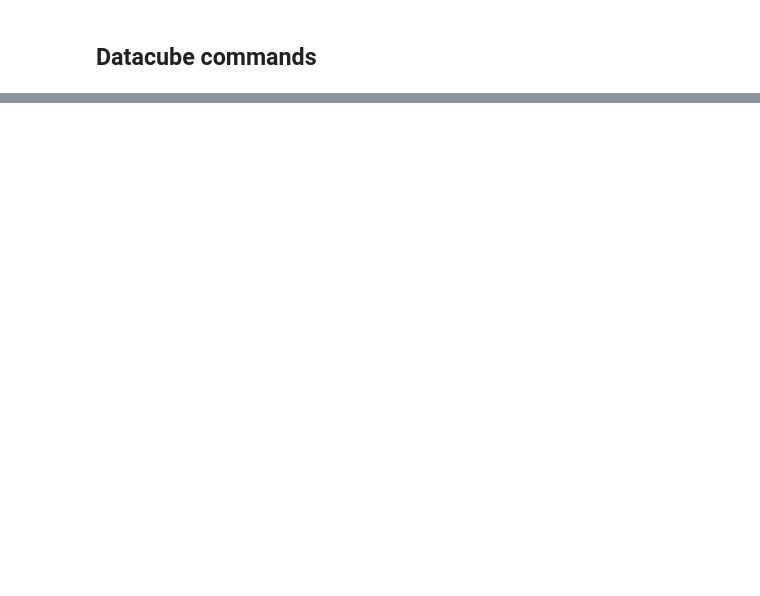
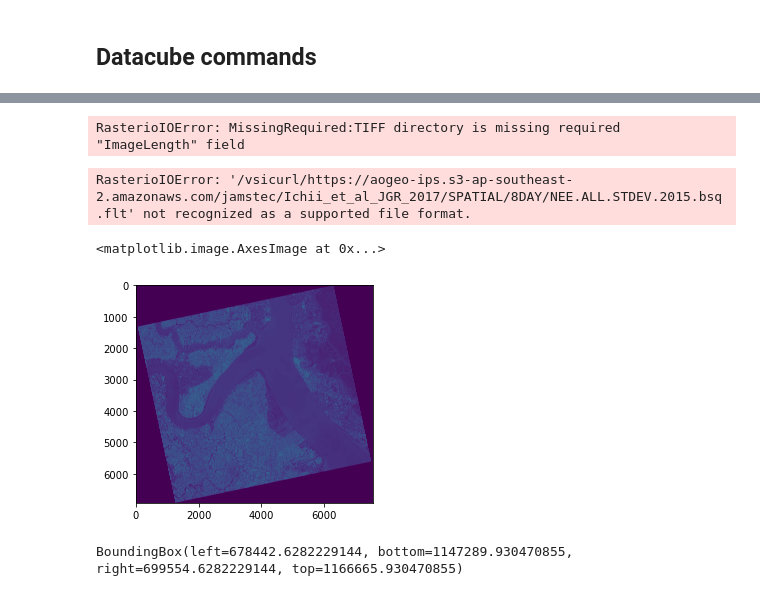
Before and after one commit to aogeodh/aogeodh-odc-demo, a Jupyter notebook: aogeodh-demo-indexing-data.ipynb, the cells around one changed output, grey strips where cells are left out. Saved outputs shown, nothing was run; the diff lists cells and outputs as text; code cells hidden in the pictures; blank space fills up the shorter version.

```diff
--- a/aogeodh-demo-indexing-data.ipynb
+++ b/aogeodh-demo-indexing-data.ipynb
@@ -83,0 +179,8 @@ TypeError: list_products() missing 1 required positional argument: 'self'
+# %%
+src = rasterio.open('https://aogeo-ips.s3-ap-southeast-2.amazonaws.com/cnsa/cnsa_gf1wfv_l1a_1/mekong/2019/GF1_WFV3_E106.0_N10.5_20190122_L1A0003780351/GF1_WFV3_E106.0_N10.5_20190122_L1A0003780351.tiff')
+# %% [output]
+RasterioIOError: MissingRequired:TIFF directory is missing required "ImageLength" field
+# %%
+src = rasterio.open('https://aogeo-ips.s3-ap-southeast-2.amazonaws.com/jamstec/Ichii_et_al_JGR_2017/SPATIAL/8DAY/NEE.ALL.STDEV.2015.bsq.flt')
+# %% [output]
+RasterioIOError: '/vsicurl/https://aogeo-ips.s3-ap-southeast-2.amazonaws.com/jamstec/Ichii_et_al_JGR_2017/SPATIAL/8DAY/NEE.ALL.STDEV.2015.bsq.flt' not recognized as a supported file format.
@@ -83,0 +191,11 @@ TypeError: list_products() missing 1 required positional argument: 'self'
+# %%
+src = rasterio.open('zip+https://aogeo-ips.s3-ap-southeast-2.amazonaws.com/kari/Mekong/K3_20130415062400_04860_07441078_L1G.zip!K3_20130415062400_04860_07441078_L1G_R.tif')
+# %%
+pyplot.imshow(src.read(1), cmap='viridis')
+# %% [output]
+<matplotlib.image.AxesImage at 0x...>
+[figure, added]
+# %%
+src.bounds
+# %% [output]
+BoundingBox(left=678442.6282229144, bottom=1147289.930470855, right=699554.6282229144, top=1166665.930470855)
```
Also changed, not shown: parts of 25 cells of this notebook, 5 other files.
